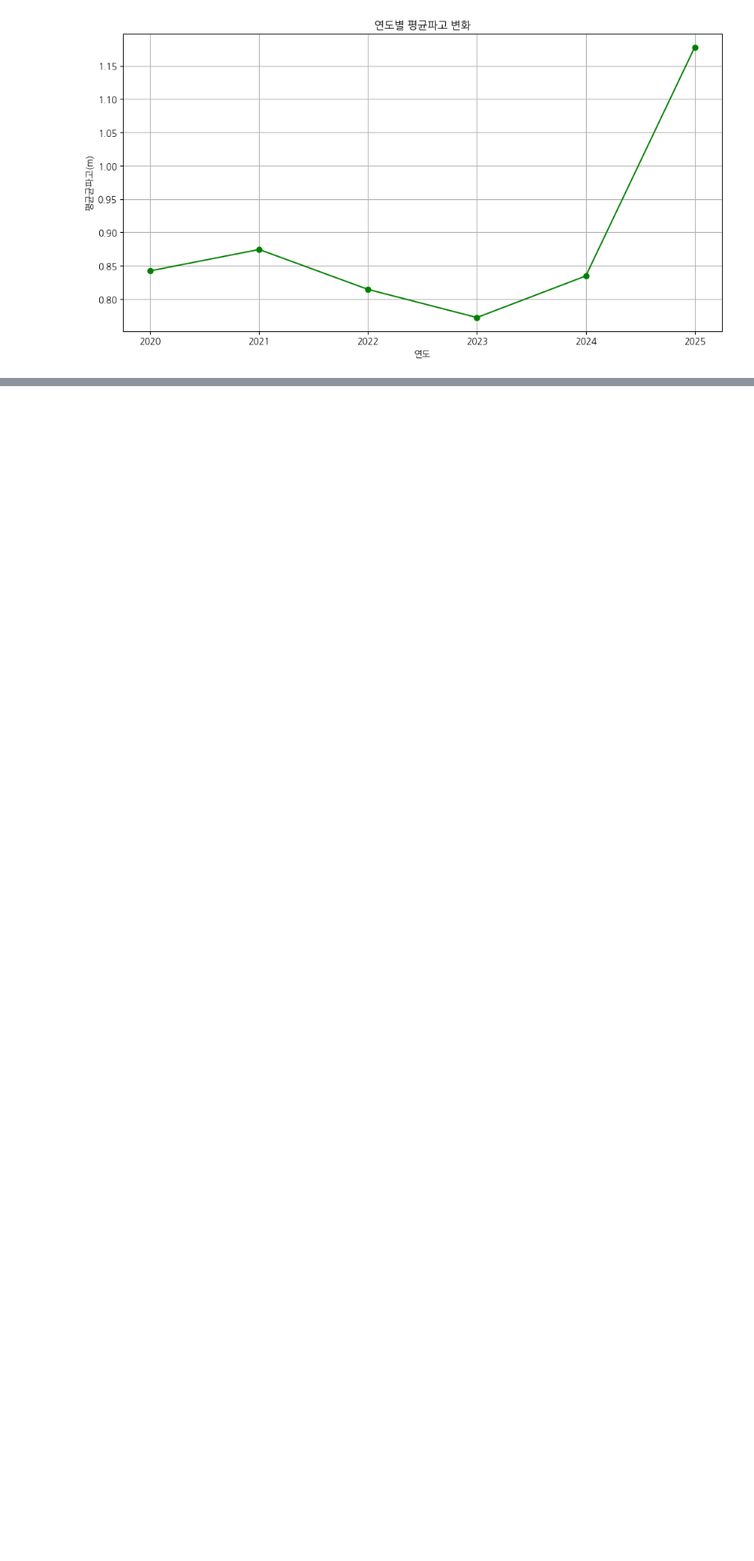
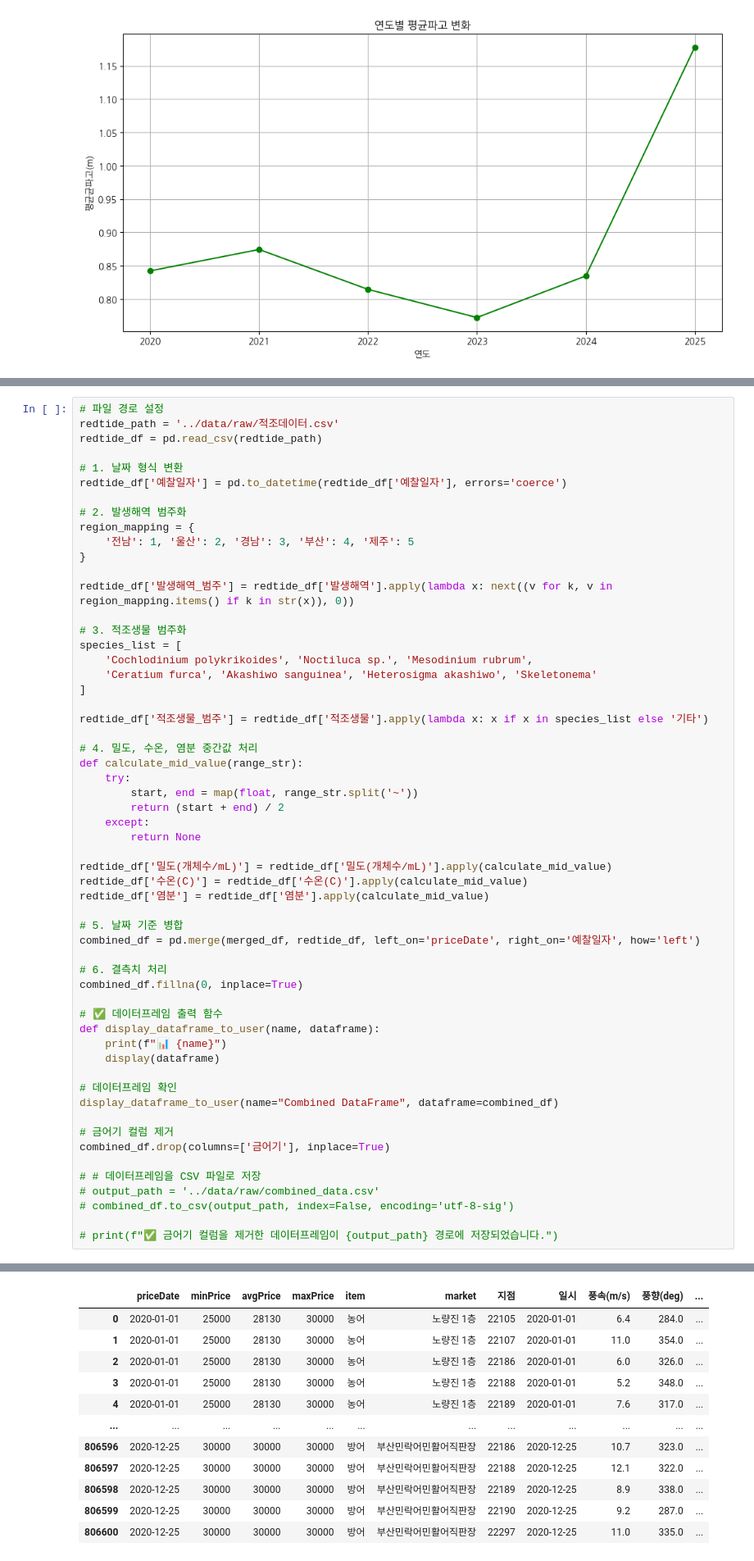
Before and after one commit to vhf1030/Pisces, a Jupyter notebook: notebooks/기상상황.ipynb, the cells around one changed output, grey strips where cells are left out. Shown at 82% size. Drawn from its saved outputs; the diff is of its cells as text; blank space fills up the shorter version.

```diff
--- a/notebooks/기상상황.ipynb
+++ b/notebooks/기상상황.ipynb
@@ -218,0 +231,58 @@ NameError: name 'np' is not defined
+# %%
+# 파일 경로 설정
+redtide_path = '../data/raw/적조데이터.csv'
+redtide_df = pd.read_csv(redtide_path)
+
+# 1. 날짜 형식 변환
+redtide_df['예찰일자'] = pd.to_datetime(redtide_df['예찰일자'], errors='coerce')
+
+# 2. 발생해역 범주화
+region_mapping = {
+    '전남': 1, '울산': 2, '경남': 3, '부산': 4, '제주': 5
+}
+
+redtide_df['발생해역_범주'] = redtide_df['발생해역'].apply(lambda x: next((v for k, v in region_mapping.items() if k in str(x)), 0))
+
+# 3. 적조생물 범주화
+species_list = [
+    'Cochlodinium polykrikoides', 'Noctiluca sp.', 'Mesodinium rubrum',
+    'Ceratium furca', 'Akashiwo sanguinea', 'Heterosigma akashiwo', 'Skeletonema'
+]
+
+redtide_df['적조생물_범주'] = redtide_df['적조생물'].apply(lambda x: x if x in species_list else '기타')
+
+# 4. 밀도, 수온, 염분 중간값 처리
+def calculate_mid_value(range_str):
+    try:
+        start, end = map(float, range_str.split('~'))
+        return (start + end) / 2
+    except:
+        return None
+
+redtide_df['밀도(개체수/mL)'] = redtide_df['밀도(개체수/mL)'].apply(calculate_mid_value)
+redtide_df['수온(C)'] = redtide_df['수온(C)'].apply(calculate_mid_value)
+redtide_df['염분'] = redtide_df['염분'].apply(calculate_mid_value)
+
+# 5. 날짜 기준 병합
+combined_df = pd.merge(merged_df, redtide_df, left_on='priceDate', right_on='예찰일자', how='left')
+
+# 6. 결측치 처리
+combined_df.fillna(0, inplace=True)
+
+# ✅ 데이터프레임 출력 함수
+def display_dataframe_to_user(name, dataframe):
+    print(f"📊 {name}")
+    display(dataframe)
+
+# 데이터프레임 확인
+display_dataframe_to_user(name="Combined DataFrame", dataframe=combined_df)
+
+# 금어기 컬럼 제거
+combined_df.drop(columns=['금어기'], inplace=True)
+
+# # 데이터프레임을 CSV 파일로 저장
+# output_path = '../data/raw/combined_data.csv'
+# combined_df.to_csv(output_path, index=False, encoding='utf-8-sig')
+
+# print(f"✅ 금어기 컬럼을 제거한 데이터프레임이 {output_path} 경로에 저장되었습니다.")
+# %% [output]
@@ -218,0 +290,12 @@ NameError: name 'np' is not defined
+|  | priceDate | minPrice | avgPrice | maxPrice | item | market | 지점 | 일시 | 풍속(m/s) | 풍향(deg) | ... |
+| 0 | 2020-01-01 | 25000 | 28130 | 30000 | 농어 | 노량진 1층 | 22105 | 2020-01-01 | 6.4 | 284.0 | ... |
+| 1 | 2020-01-01 | 25000 | 28130 | 30000 | 농어 | 노량진 1층 | 22107 | 2020-01-01 | 11.0 | 354.0 | ... |
+| 2 | 2020-01-01 | 25000 | 28130 | 30000 | 농어 | 노량진 1층 | 22186 | 2020-01-01 | 6.0 | 326.0 | ... |
+| 3 | 2020-01-01 | 25000 | 28130 | 30000 | 농어 | 노량진 1층 | 22188 | 2020-01-01 | 5.2 | 348.0 | ... |
+| 4 | 2020-01-01 | 25000 | 28130 | 30000 | 농어 | 노량진 1층 | 22189 | 2020-01-01 | 7.6 | 317.0 | ... |
+| ... | ... | ... | ... | ... | ... | ... | ... | ... | ... | ... | ... |
+| 806596 | 2020-12-25 | 30000 | 30000 | 30000 | 방어 | 부산민락어민활어직판장 | 22186 | 2020-12-25 | 10.7 | 323.0 | ... |
+| 806597 | 2020-12-25 | 30000 | 30000 | 30000 | 방어 | 부산민락어민활어직판장 | 22188 | 2020-12-25 | 12.1 | 322.0 | ... |
+| 806598 | 2020-12-25 | 30000 | 30000 | 30000 | 방어 | 부산민락어민활어직판장 | 22189 | 2020-12-25 | 8.9 | 338.0 | ... |
+| 806599 | 2020-12-25 | 30000 | 30000 | 30000 | 방어 | 부산민락어민활어직판장 | 22190 | 2020-12-25 | 9.2 | 287.0 | ... |
+| 806600 | 2020-12-25 | 30000 | 30000 | 30000 | 방어 | 부산민락어민활어직판장 | 22297 | 2020-12-25 | 11.0 | 335.0 | ... |
```
Also changed, not shown: parts of 12 cells of this notebook, 3 other files.
